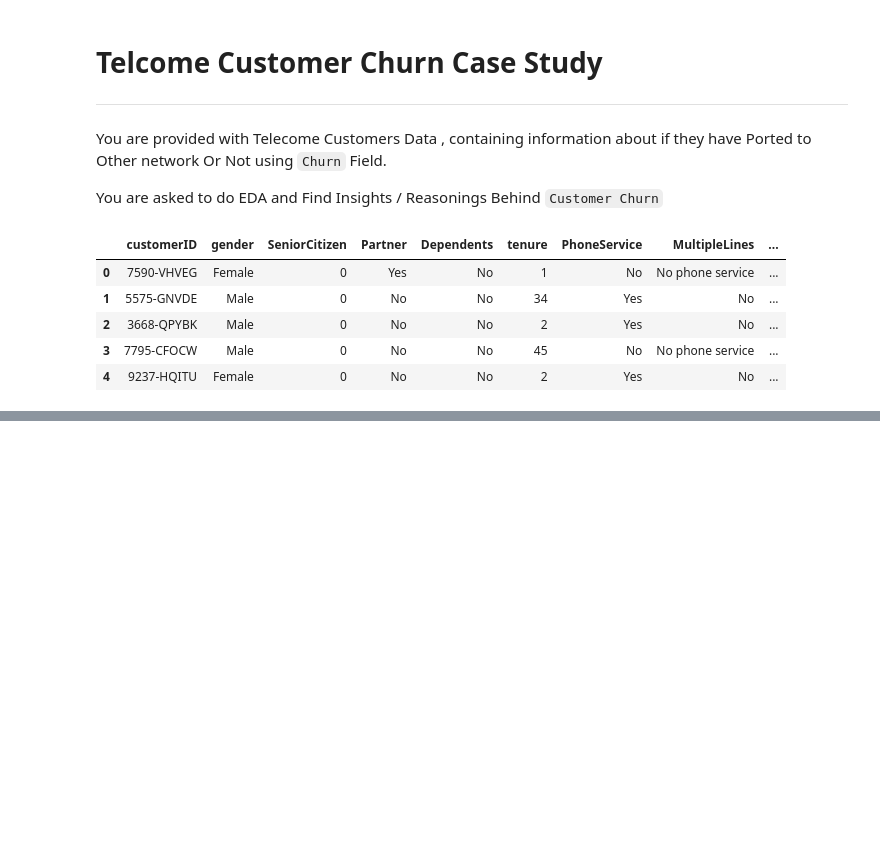
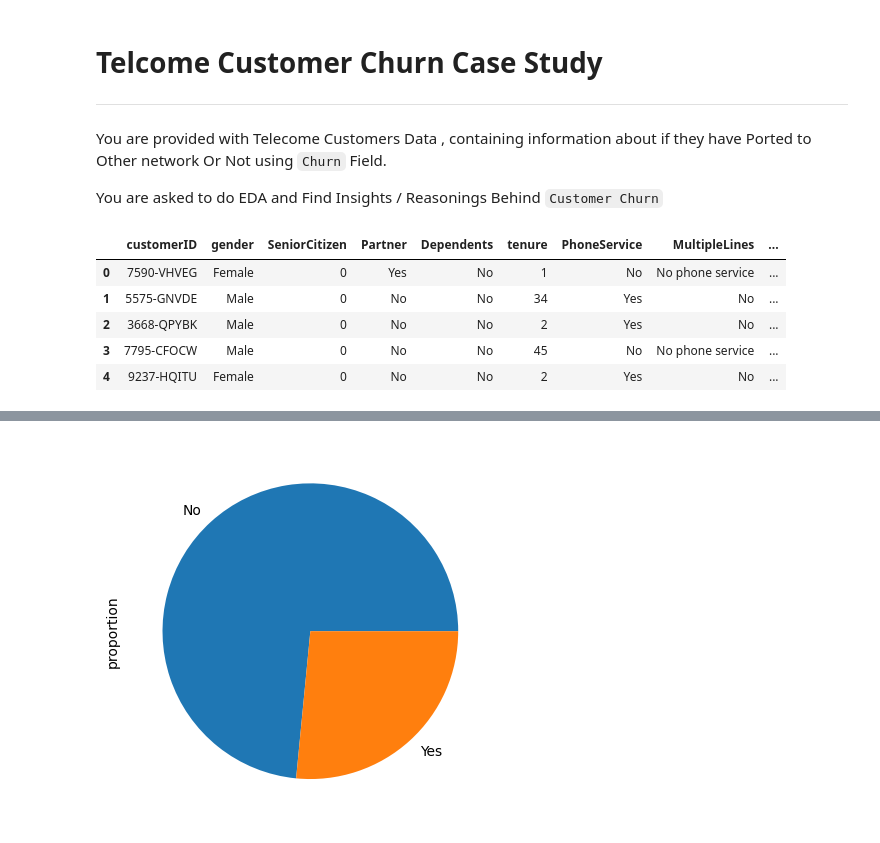
Before and after one commit to Surendranmengineer/suren_test, a Jupyter notebook: Telecom_Customer_Churn_Case_Study_EDA_with_Rajan.ipynb, the cells around one changed output, grey strips where cells are left out. Saved outputs shown, nothing was run; the diff lists cells and outputs as text; code cells hidden in the pictures; blank space fills up the shorter version.

```diff
--- a/Telecom_Customer_Churn_Case_Study_EDA_with_Rajan.ipynb
+++ b/Telecom_Customer_Churn_Case_Study_EDA_with_Rajan.ipynb
@@ -37,0 +123,2 @@ df.head()
+# %%
+df['TotalCharges'] = df['TotalCharges'].astype('float')
@@ -37,0 +145,2 @@ df.head()
+# %%
+df['TotalCharges']=pd.to_numeric( df['TotalCharges'] , errors='coerce')
@@ -37,0 +174,4 @@ df.head()
+# %%
+df['Churn'].value_counts(normalize=True).plot(kind='pie');
+# %% [output]
+[figure, added]
```
Also changed, not shown: parts of 27 cells of this notebook.
